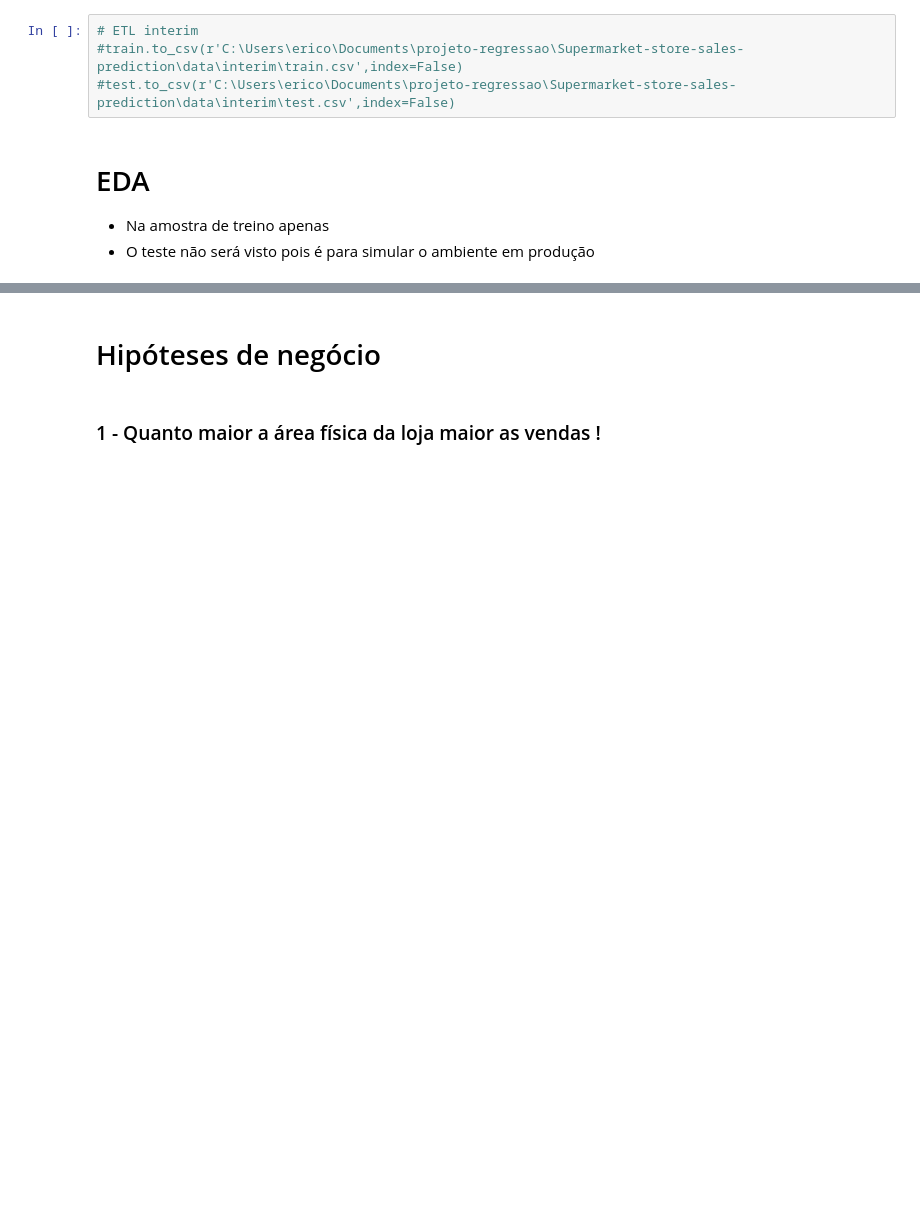
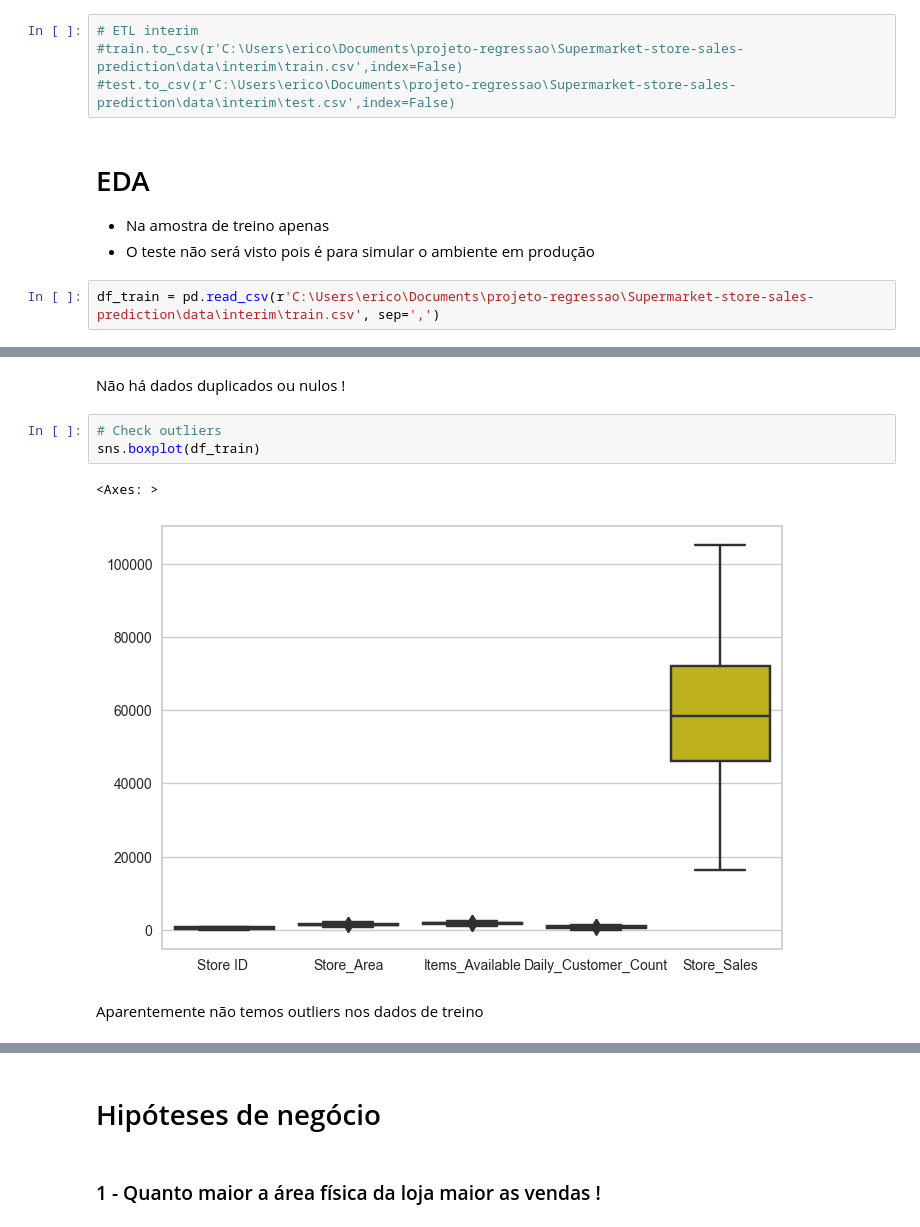
Before and after one commit to Eric-Oliveira-ds/Supermarket-store-sales-prediction, a Jupyter notebook: notebooks/Supermarket Store Sales Prediction.ipynb, the cells around one changed output, grey strips where cells are left out. Cells and saved outputs as stored; diff of their text form; blank space fills up the shorter version.

```diff
--- a/notebooks/Supermarket Store Sales Prediction.ipynb
+++ b/notebooks/Supermarket Store Sales Prediction.ipynb
@@ -74,3 +99,5 @@ test.shape
 # EDA
  - Na amostra de treino apenas
  - O teste não será visto pois é para simular o ambiente em produção
+# %%
+df_train = pd.read_csv(r'C:\Users\erico\Documents\projeto-regressao\Supermarket-store-sales-prediction\data\interim\train.csv', sep=',')
@@ -76,0 +140,10 @@ test.shape
+# %% [markdown]
+Não há dados duplicados ou nulos !
+# %%
+# Check outliers
+sns.boxplot(df_train)
+# %% [output]
+<Axes: >
+[figure, added]
+# %% [markdown]
+Aparentemente não temos outliers nos dados de treino
```
Also changed, not shown: parts of 33 cells of this notebook.
